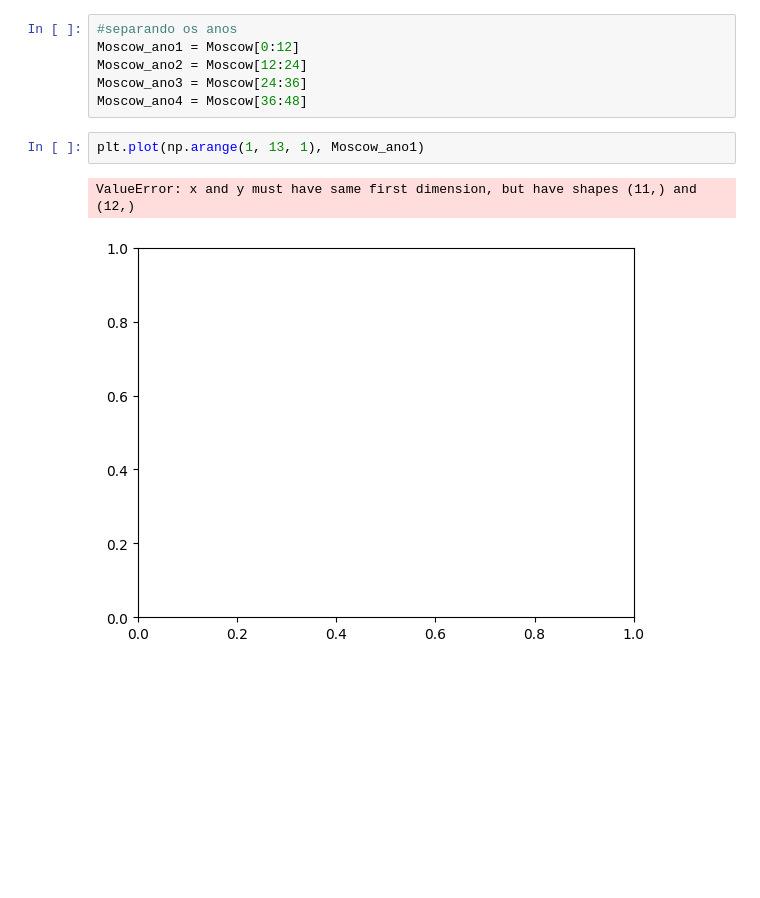
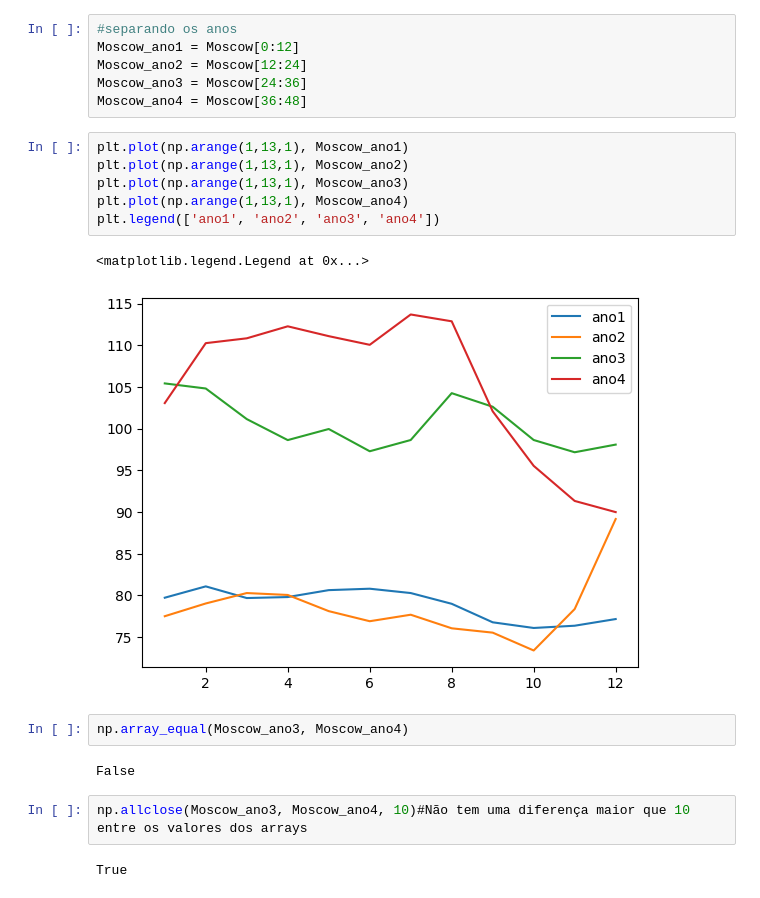
Before and after one commit to matdelgado/Data-Sciense, a Jupyter notebook: NUMPY/apples.ipynb, the cells around one changed output. Saved outputs shown, nothing was run; the diff lists cells and outputs as text; blank space fills up the shorter version.

Commit message:
Pandas first task + numpy att

```diff
--- a/NUMPY/apples.ipynb
+++ b/NUMPY/apples.ipynb
@@ -68,8 +68,20 @@ Moscow_ano1 = Moscow[0:12]
 Moscow_ano2 = Moscow[12:24]
 Moscow_ano3 = Moscow[24:36]
 Moscow_ano4 = Moscow[36:48]
-# %%
-plt.plot(np.arange(1, 13, 1), Moscow_ano1)
-# %% [output]
-ValueError: x and y must have same first dimension, but have shapes (11,) and (12,)
-[figure, removed]
+# %%
+plt.plot(np.arange(1,13,1), Moscow_ano1)
+plt.plot(np.arange(1,13,1), Moscow_ano2)
+plt.plot(np.arange(1,13,1), Moscow_ano3)
+plt.plot(np.arange(1,13,1), Moscow_ano4)
+plt.legend(['ano1', 'ano2', 'ano3', 'ano4'])
+# %% [output]
+<matplotlib.legend.Legend at 0x...>
+[figure, added]
+# %%
+np.array_equal(Moscow_ano3, Moscow_ano4)
+# %% [output]
+False
+# %%
+np.allclose(Moscow_ano3, Moscow_ano4, 10)#Não tem uma diferença maior que 10 entre os valores dos arrays
+# %% [output]
+True
```
Also changed, not shown: parts of 19 cells of this notebook.
